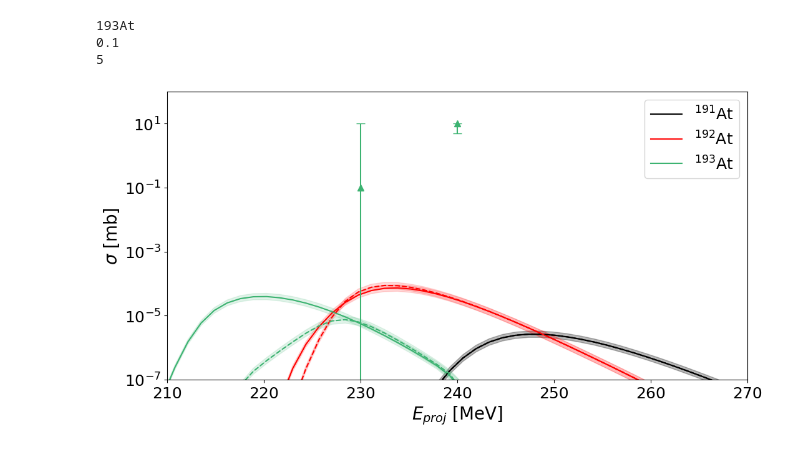
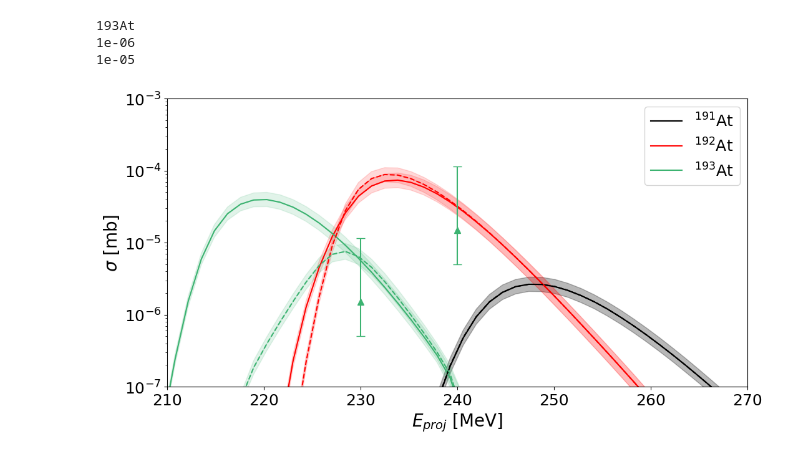
Before and after one commit to AdamSitarcik/dissertation, a Jupyter notebook: figs/excitation_functions/excitation_functions.ipynb, the cells around one changed output. Cells and saved outputs as stored; diff of their text form; code cells hidden in the pictures.

```diff
--- a/figs/excitation_functions/excitation_functions.ipynb
+++ b/figs/excitation_functions/excitation_functions.ipynb
@@ -647,16 +741,13 @@ class Reaction:
 # %%
-# reaction = Reaction('51V', '144Sm', '195At', 0.64, 2.5, bf_diff=0.01, channels_to_show=['191At', '192At', '193At'], unit='ub', exp_data=ExpData([230, 240], {'193At': [1e-4, 5e-5]}, error_data={'193At': [[5e-5, 1e-3], [1e-5, 1e-5]]}))
+# reaction = Reaction('51V', '144Sm', '195At', 0.64, 2.5, bf_diff=0.01, channels_to_plot=['191At', '192At', '193At'], unit='ub', exp_data=ExpData([230, 240], {'193At': [1e-4, 5e-5]}, error_data={'193At': [[5e-5, 1e-3], [1e-5, 1e-5]]}))
 
-reaction = Reaction('51V', '144Sm', '195At', 0.64, 2.5, bf_diff=0.01, channels_to_show=['191At', '192At', '193At'], unit='mb', exp_data=ExpData([230, 240], {'193At': [0.1, 10]}, error_data={'193At': [[0.1, 5], [10, 0.01]]}))
-
-
-reaction1 = Reaction('51V', '144Sm', '195At', 0.64, 2.5, bf_diff=0.01, channels_to_show=['191At', '192At', '193At'], unit='ub')
+reaction = Reaction('51V', '144Sm', '195At', 0.64, 2.5, bf_diff=0.01, channels_to_plot=['191At', '192At', '193At'], unit='mb', exp_data=ExpData([230, 240], {'193At': [0.0000015, 0.000015]}, error_data={'193At': [[0.000001, 0.00001], [0.00001, 0.00010]]}))
 
 reaction.plot()
 # %% [output]
 193At
-0.1
-5
+1e-06
+1e-05
-[figure, old version]
+[figure, new version]
 # %%
 reactions = [
```
Also changed, not shown: parts of 4 cells of this notebook, 15 other files.
